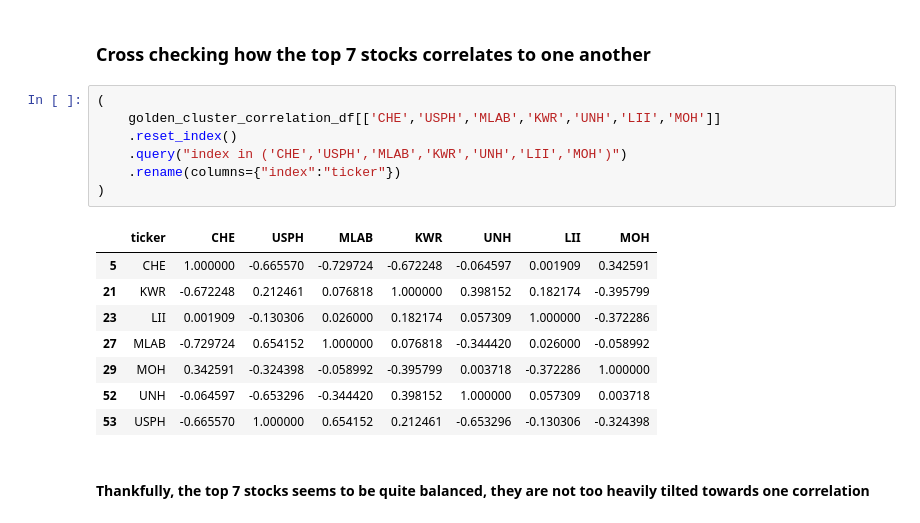
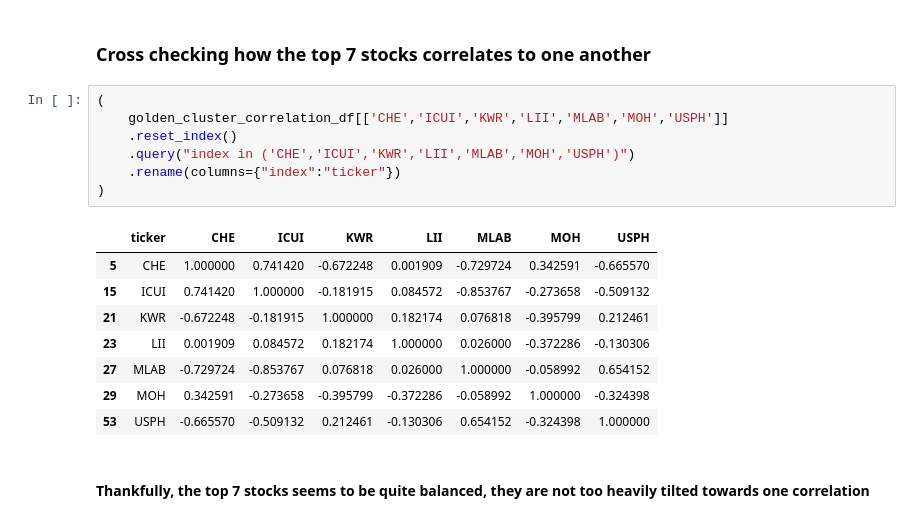
Before and after one commit to shumingpeh/spendoptimization, a Jupyter notebook: spend-optimization.ipynb, the cells around one changed output. Drawn from its saved outputs; the diff is of its cells as text.

```diff
--- a/spend-optimization.ipynb
+++ b/spend-optimization.ipynb
@@ -400,20 +437,20 @@ portfolio_weights_sort_weight.query("weightage > 0.00001").head(15)
 ### Cross checking how the top 7 stocks correlates to one another
 # %%
 (
-    golden_cluster_correlation_df[['CHE','USPH','MLAB','KWR','UNH','LII','MOH']]
+    golden_cluster_correlation_df[['CHE','ICUI','KWR','LII','MLAB','MOH','USPH']]
     .reset_index()
-    .query("index in ('CHE','USPH','MLAB','KWR','UNH','LII','MOH')")
+    .query("index in ('CHE','ICUI','KWR','LII','MLAB','MOH','USPH')")
     .rename(columns={"index":"ticker"})
 )
 # %% [output]
-|  | ticker | CHE | USPH | MLAB | KWR | UNH | LII | MOH |
-| 5 | CHE | 1.000000 | -0.665570 | -0.729724 | -0.672248 | -0.064597 | 0.001909 | 0.342591 |
-| 21 | KWR | -0.672248 | 0.212461 | 0.076818 | 1.000000 | 0.398152 | 0.182174 | -0.395799 |
-| 23 | LII | 0.001909 | -0.130306 | 0.026000 | 0.182174 | 0.057309 | 1.000000 | -0.372286 |
-| 27 | MLAB | -0.729724 | 0.654152 | 1.000000 | 0.076818 | -0.344420 | 0.026000 | -0.058992 |
-| 29 | MOH | 0.342591 | -0.324398 | -0.058992 | -0.395799 | 0.003718 | -0.372286 | 1.000000 |
-| 52 | UNH | -0.064597 | -0.653296 | -0.344420 | 0.398152 | 1.000000 | 0.057309 | 0.003718 |
-| 53 | USPH | -0.665570 | 1.000000 | 0.654152 | 0.212461 | -0.653296 | -0.130306 | -0.324398 |
+|  | ticker | CHE | ICUI | KWR | LII | MLAB | MOH | USPH |
+| 5 | CHE | 1.000000 | 0.741420 | -0.672248 | 0.001909 | -0.729724 | 0.342591 | -0.665570 |
+| 15 | ICUI | 0.741420 | 1.000000 | -0.181915 | 0.084572 | -0.853767 | -0.273658 | -0.509132 |
+| 21 | KWR | -0.672248 | -0.181915 | 1.000000 | 0.182174 | 0.076818 | -0.395799 | 0.212461 |
+| 23 | LII | 0.001909 | 0.084572 | 0.182174 | 1.000000 | 0.026000 | -0.372286 | -0.130306 |
+| 27 | MLAB | -0.729724 | -0.853767 | 0.076818 | 0.026000 | 1.000000 | -0.058992 | 0.654152 |
+| 29 | MOH | 0.342591 | -0.273658 | -0.395799 | -0.372286 | -0.058992 | 1.000000 | -0.324398 |
+| 53 | USPH | -0.665570 | -0.509132 | 0.212461 | -0.130306 | 0.654152 | -0.324398 | 1.000000 |
 # %% [markdown]
 #### Thankfully, the top 7 stocks seems to be quite balanced, they are not too heavily tilted towards one correlation
 # %% [markdown]
```
Also changed, not shown: parts of 8 cells of this notebook, 5 other files.
